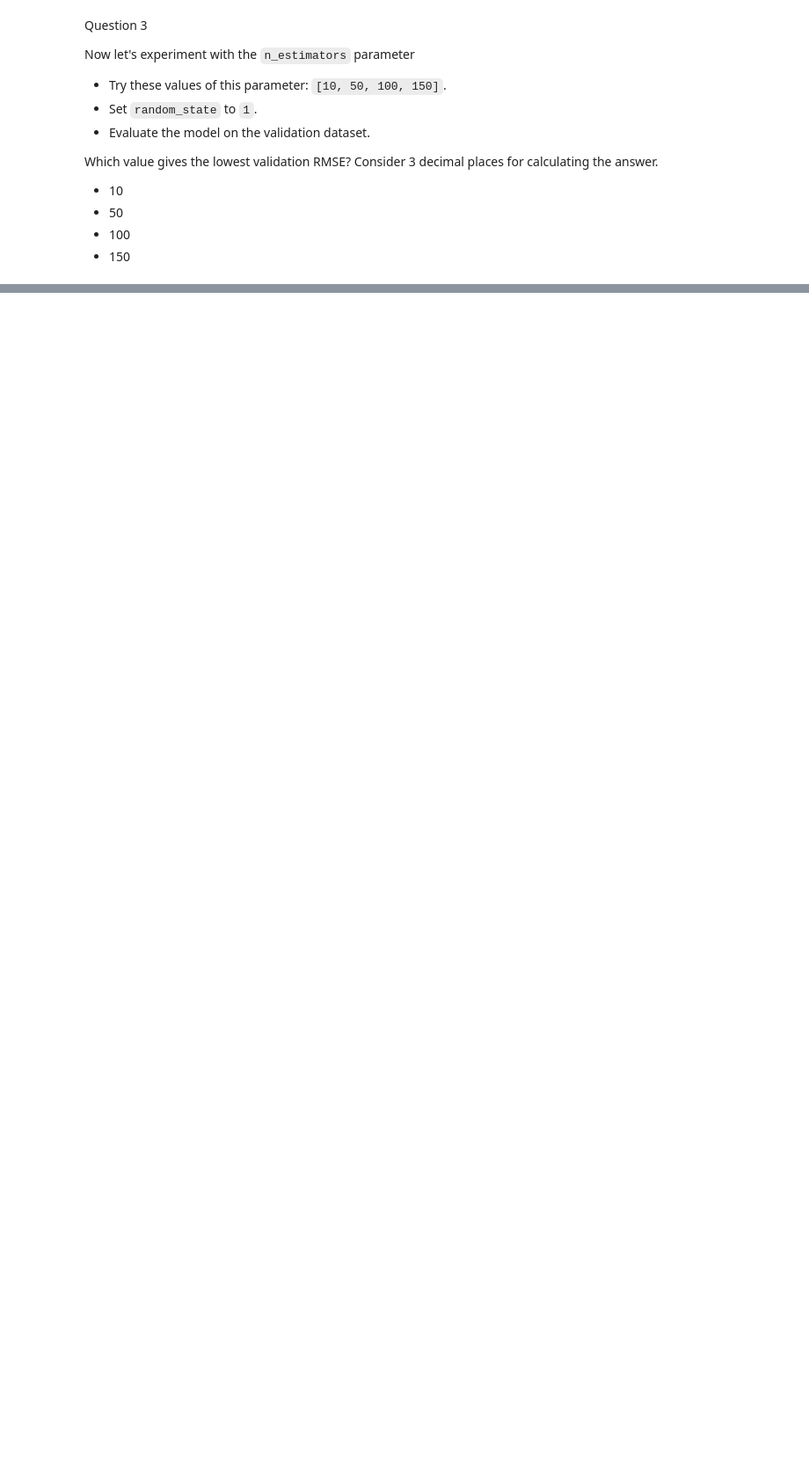
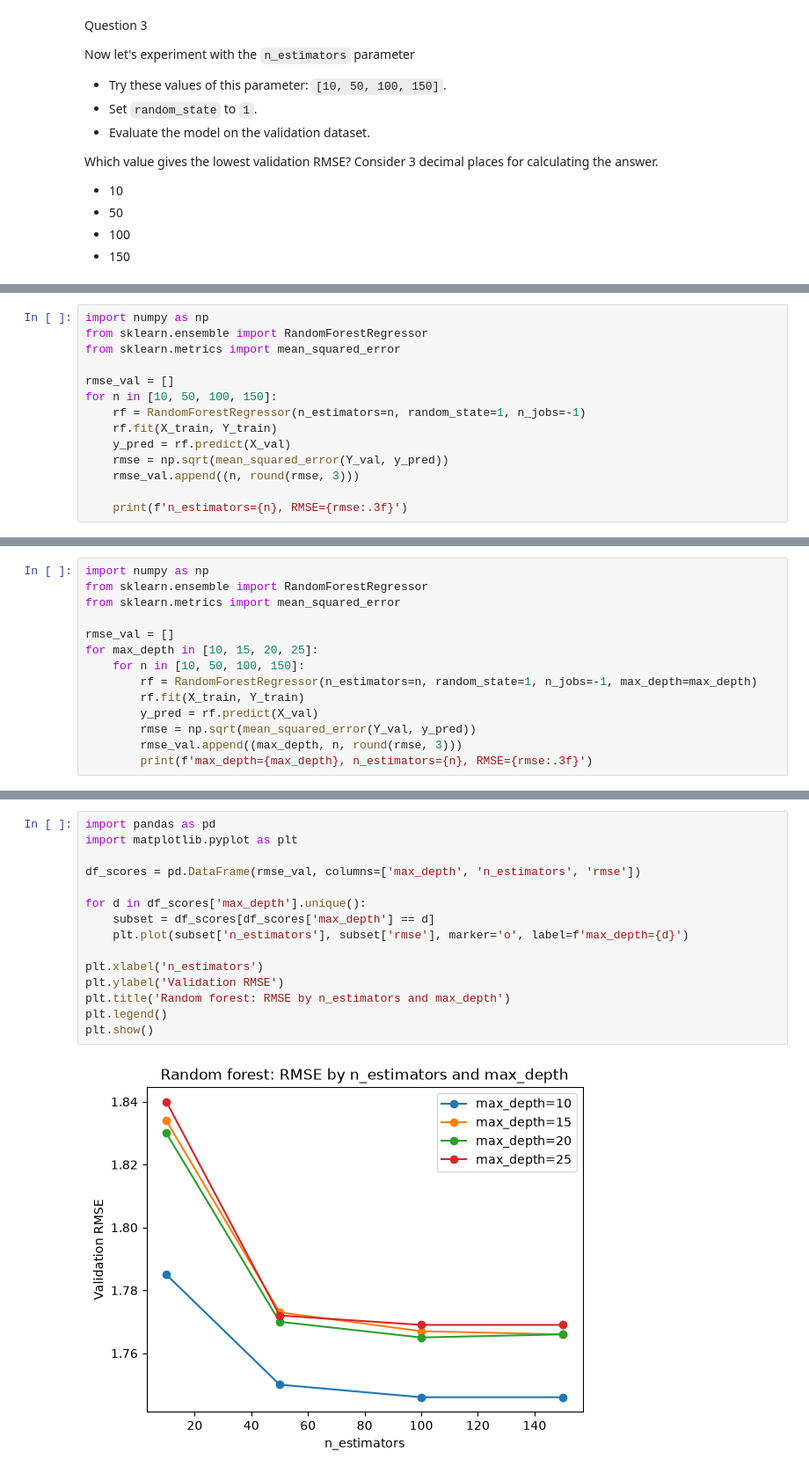
Before and after one commit to foroghakbari/zoomcamp_ml, a Jupyter notebook: trees/trees-hwk.ipynb, the cells around one changed output, grey strips where cells are left out. Shown at 88% size. Drawn from its saved outputs; the diff is of its cells as text; blank space fills up the shorter version.

```diff
--- a/trees/trees-hwk.ipynb
+++ b/trees/trees-hwk.ipynb
@@ -150,0 +199,14 @@ calculating the answer.
+# %%
+import numpy as np
+from sklearn.ensemble import RandomForestRegressor
+from sklearn.metrics import mean_squared_error
+
+rmse_val = []
+for n in [10, 50, 100, 150]:
+    rf = RandomForestRegressor(n_estimators=n, random_state=1, n_jobs=-1)
+    rf.fit(X_train, Y_train)
+    y_pred = rf.predict(X_val)
+    rmse = np.sqrt(mean_squared_error(Y_val, y_pred))
+    rmse_val.append((n, round(rmse, 3)))
+
+    print(f'n_estimators={n}, RMSE={rmse:.3f}')
@@ -171,0 +236,14 @@ What's the best `max_depth`, using the mean RMSE?
+# %%
+import numpy as np
+from sklearn.ensemble import RandomForestRegressor
+from sklearn.metrics import mean_squared_error
+
+rmse_val = []
+for max_depth in [10, 15, 20, 25]:
+    for n in [10, 50, 100, 150]:
+        rf = RandomForestRegressor(n_estimators=n, random_state=1, n_jobs=-1, max_depth=max_depth)
+        rf.fit(X_train, Y_train)
+        y_pred = rf.predict(X_val)
+        rmse = np.sqrt(mean_squared_error(Y_val, y_pred))
+        rmse_val.append((max_depth, n, round(rmse, 3)))
+        print(f'max_depth={max_depth}, n_estimators={n}, RMSE={rmse:.3f}')
@@ -172,3 +272,20 @@ What's the best `max_depth`, using the mean RMSE?
+# %%
+import pandas as pd
+import matplotlib.pyplot as plt
+
+df_scores = pd.DataFrame(rmse_val, columns=['max_depth', 'n_estimators', 'rmse'])
+
+for d in df_scores['max_depth'].unique():
+    subset = df_scores[df_scores['max_depth'] == d]
+    plt.plot(subset['n_estimators'], subset['rmse'], marker='o', label=f'max_depth={d}')
+
+plt.xlabel('n_estimators')
+plt.ylabel('Validation RMSE')
+plt.title('Random forest: RMSE by n_estimators and max_depth')
+plt.legend()
+plt.show()
+# %% [output]
+[figure, added]
 # %% [markdown]
 Question 5
 
```
Also changed, not shown: parts of 26 cells of this notebook, 2 other files.
